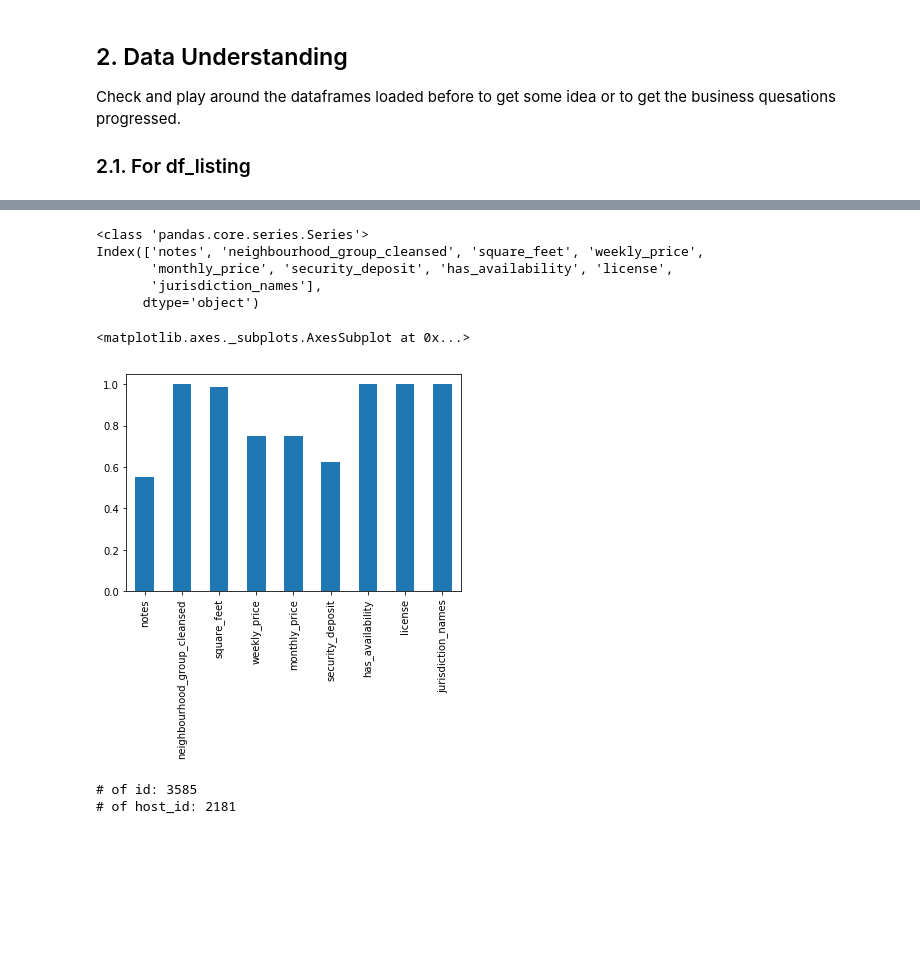
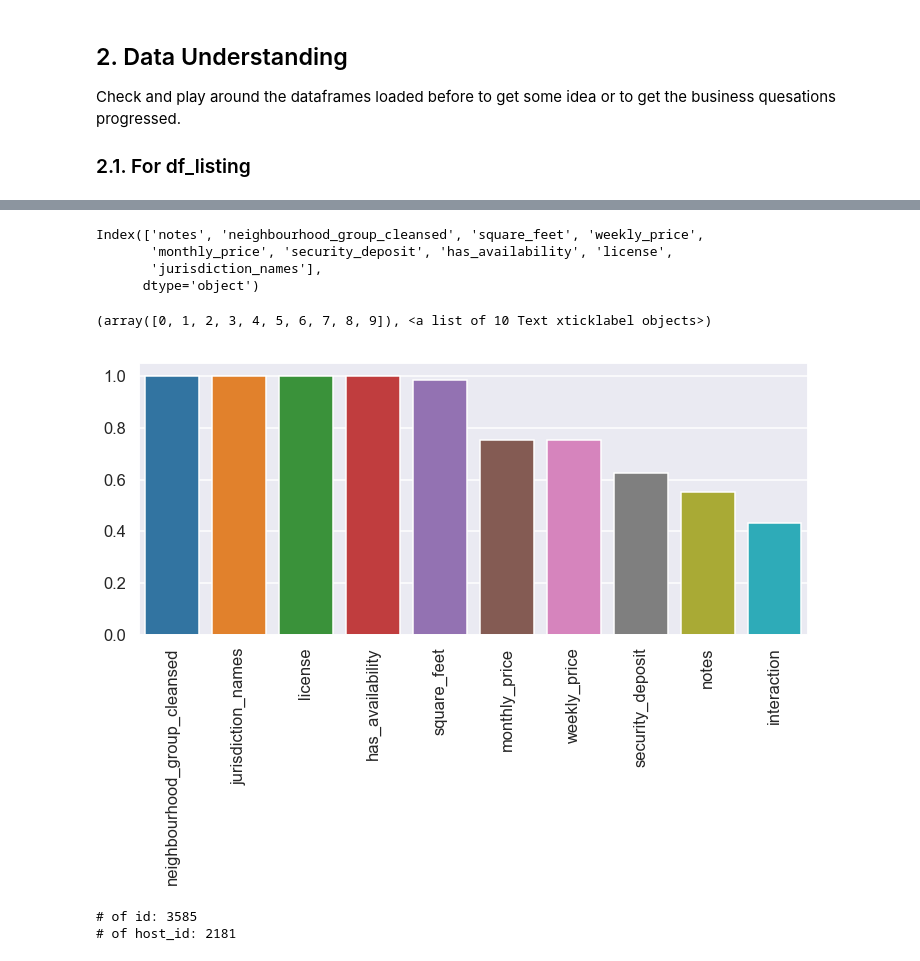
Before and after one commit to dalpengholic/Udacity_Boston-AirBNB-Data, a Jupyter notebook: p4_Boston_AirBnB_with CRISP-DM v0.1.ipynb, the cells around one changed output, grey strips where cells are left out. Saved outputs shown, nothing was run; the diff lists cells and outputs as text; code cells hidden in the pictures; blank space fills up the shorter version.

Commit message:
fix: edit for drawing plots using seaborn

```diff
--- a/p4_Boston_AirBnB_with CRISP-DM v0.1.ipynb
+++ b/p4_Boston_AirBnB_with CRISP-DM v0.1.ipynb
@@ -84,19 +82,26 @@ reviews_per_month                   2829 non-null float64
 dtypes: float64(18), int64(15), object(62)
 memory usage: 2.6+ MB
 # %%
-# Checking the columns consisting of missing values over 50%
+# Check columns that having missing values over 50%
 df_missing = df_listing.isna().mean()
-print(type(df_missing))
 print(df_missing[df_missing>0.5].index)
-df_missing[df_missing>0.5].plot.bar()
+df_missing.sort_values(ascending=False)[0:10]
+testframe = pd.DataFrame(df_missing.sort_values(ascending=False)[0:10]).T
+testframe.head()
+
+
+sns.set_style("darkgrid")
+sns.set_context("talk")
+figure, axes = plt.subplots(figsize=(12,5))
+ax0 = sns.barplot(data=testframe)
+plt.xticks(rotation=90)
 # %% [output]
-<class 'pandas.core.series.Series'>
 Index(['notes', 'neighbourhood_group_cleansed', 'square_feet', 'weekly_price',
        'monthly_price', 'security_deposit', 'has_availability', 'license',
        'jurisdiction_names'],
       dtype='object')
-<matplotlib.axes._subplots.AxesSubplot at 0x...>
+(array([0, 1, 2, 3, 4, 5, 6, 7, 8, 9]), <a list of 10 Text xticklabel objects>)
-[figure, old version]
+[figure, new version]
 # %%
 print("# of id:",df_listing.id.unique().size)
 print("# of host_id:",df_listing.host_id.unique().size)
```
Also changed, not shown: parts of 52 cells of this notebook, 2 other files.
